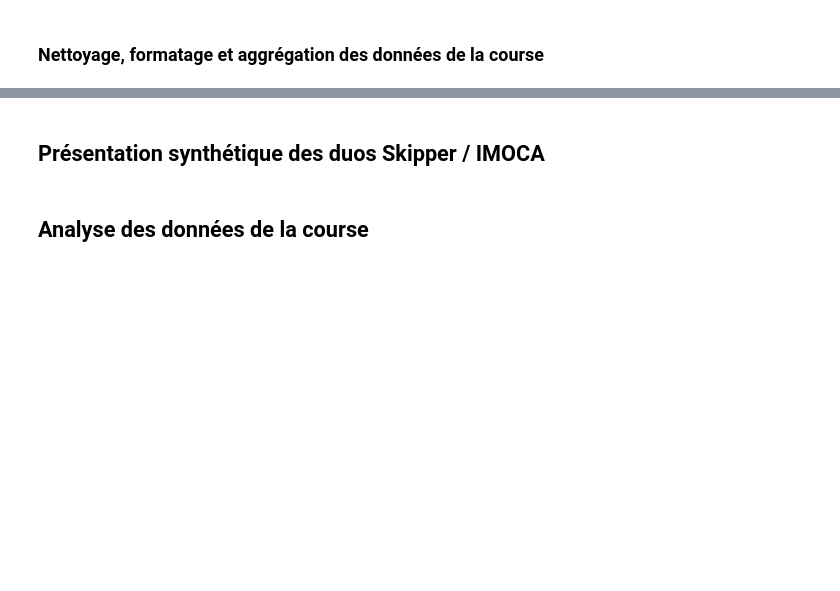
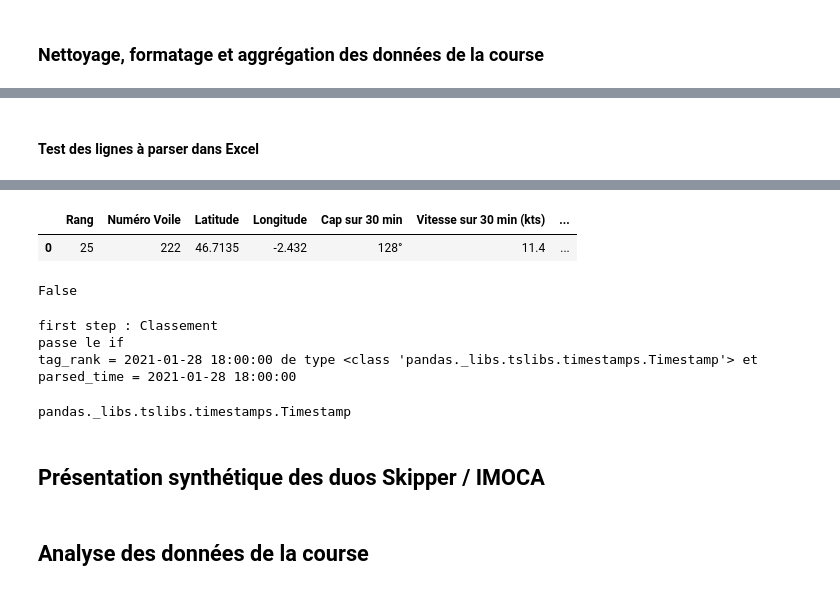
Before and after one commit to Kit-Data-Science-Telecom-2021-2022/KitDB_Roland_Schwartz, a Jupyter notebook: Projet_final/Notebook_Vendee_Globe_v2.ipynb, the cells around one changed output, grey strips where cells are left out. Saved outputs shown, nothing was run; the diff lists cells and outputs as text; code cells hidden in the pictures; blank space fills up the shorter version.

```diff
--- a/Projet_final/Notebook_Vendee_Globe_v2.ipynb
+++ b/Projet_final/Notebook_Vendee_Globe_v2.ipynb
@@ -234,3 +229,38 @@ df_course_test.tail(10)
 | 30 | 31 | 11 | 6.991667 | -28.896167 | 175° | 6.9 | ... |
 | 31 | 32 | 8 | 14.488833 | -22.069000 | 272° | 10.3 | ... |
 | 32 | RET | 6 | NaN | NaN | NaN | NaN | ... |
+# %% [markdown]
+#### Test des lignes à parser dans Excel
+# %%
+xl_file_test = '20210305_040000.xlsx'
+#xl_file_test = '20210127_170000.xlsx'
+#xl_file_test = '20201125_040000.xlsx'
+
+xl_file_path = './'+DIR_XL+'/'+xl_file_test
+
+df_detect_ranks = pd.read_excel(xl_file_path, header=None, names=['Rang'], usecols='B', converters={'Rang' : detect_rank})
+df_detect_ranks.head(10)
+
+if 'ARV' in df_detect_ranks['Rang'].value_counts():
+    nb_arv = df_detect_ranks['Rang'].value_counts()['ARV']
+else:
+    nb_arv = 0
+
+if 'RET' in df_detect_ranks['Rang'].value_counts():
+    nb_ret = df_detect_ranks['Rang'].value_counts()['RET']
+else:
+    nb_ret = 0
+
+date_idx = df_detect_ranks.iloc[2].values[0]
+
+skip_rows = (nb_arv + 2)*(nb_arv != 0) + 5 # si il y a des arrivants, on saute 2 lignes en plus des 5 "classiques"
+skip_foot = nb_ret + 4
+
+print(f'nb. arrivées : {nb_arv} - nb. abandons : {nb_ret} - date : {date_idx}')
+print(f'skip_rows : {skip_rows} - skip_foot : {skip_foot}')
+
+df_course_test = pd.read_excel(xl_file_path, converters=dico_conv, na_values=['','\n','\\n'],
+                usecols='B,C,F:U', skiprows=skip_rows, skipfooter=skip_foot, header=None, names=col_names)
+
+df_course_test.tail(10)
+# %% [output]
@@ -236,0 +269,30 @@ df_course_test.tail(10)
+|  | Rang | Numéro Voile | Latitude | Longitude | Cap sur 30 min | Vitesse sur 30 min (kts) | ... |
+| 0 | 25 | 222 | 46.7135 | -2.432 | 128° | 11.4 | ... |
+# %%
+'ARV' in df_detect_ranks['Rang'].value_counts()
+# %% [output]
+False
+# %%
+
+str_date_test = 'Classement du mercredi 28 janvier 2021 à 18h00 FR'
+# str_date_test = 'mercredi 27 janvier 2021 à 18h00'
+# str_date_test = '18h00'
+
+tag_rank = re.search(pattern='ARV|RET|Classement', string=str_date_test).group(0)
+print(f'first step : {tag_rank}')
+
+if (tag_rank == "Classement"):
+    print("passe le if")
+    tag_rank = pd.to_datetime(str_date_test, format='%A %d %B %Y à %Hh%M', exact=False, errors='raise')
+
+
+parsed_time = pd.to_datetime(str_date_test, format='%A %d %B %Y à %Hh%M', exact=False, errors='raise')
+#pd.to_datetime(str_date_test, format='%Hh%M', exact=False, errors='raise')
+
+print(f'tag_rank = {tag_rank} de type {type(tag_rank)} et parsed_time = {parsed_time}')
+type(parsed_time)
+# %% [output]
+first step : Classement
+passe le if
+tag_rank = 2021-01-28 18:00:00 de type <class 'pandas._libs.tslibs.timestamps.Timestamp'> et parsed_time = 2021-01-28 18:00:00
+pandas._libs.tslibs.timestamps.Timestamp
```
Also changed, not shown: parts of 13 cells of this notebook.
